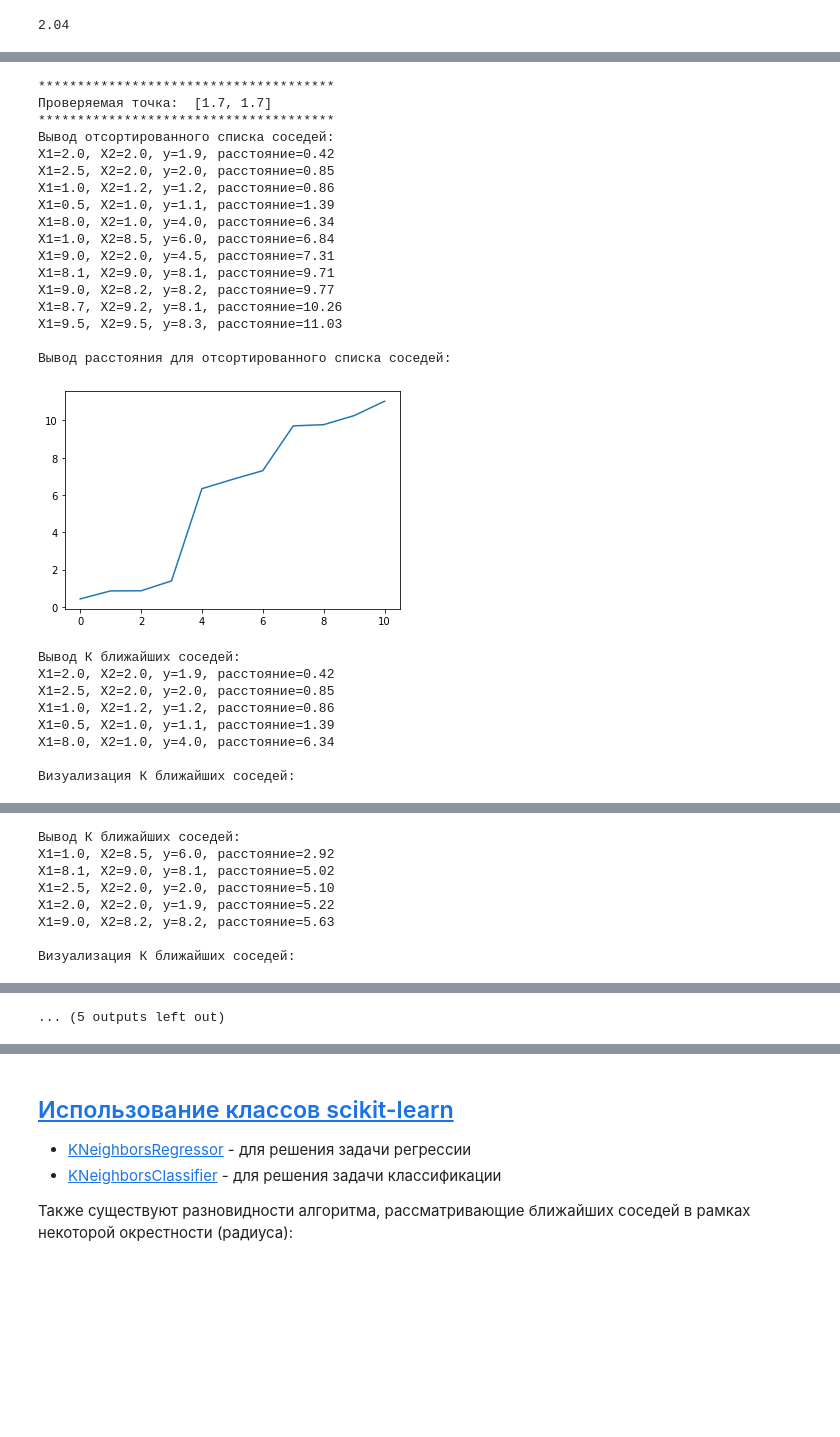
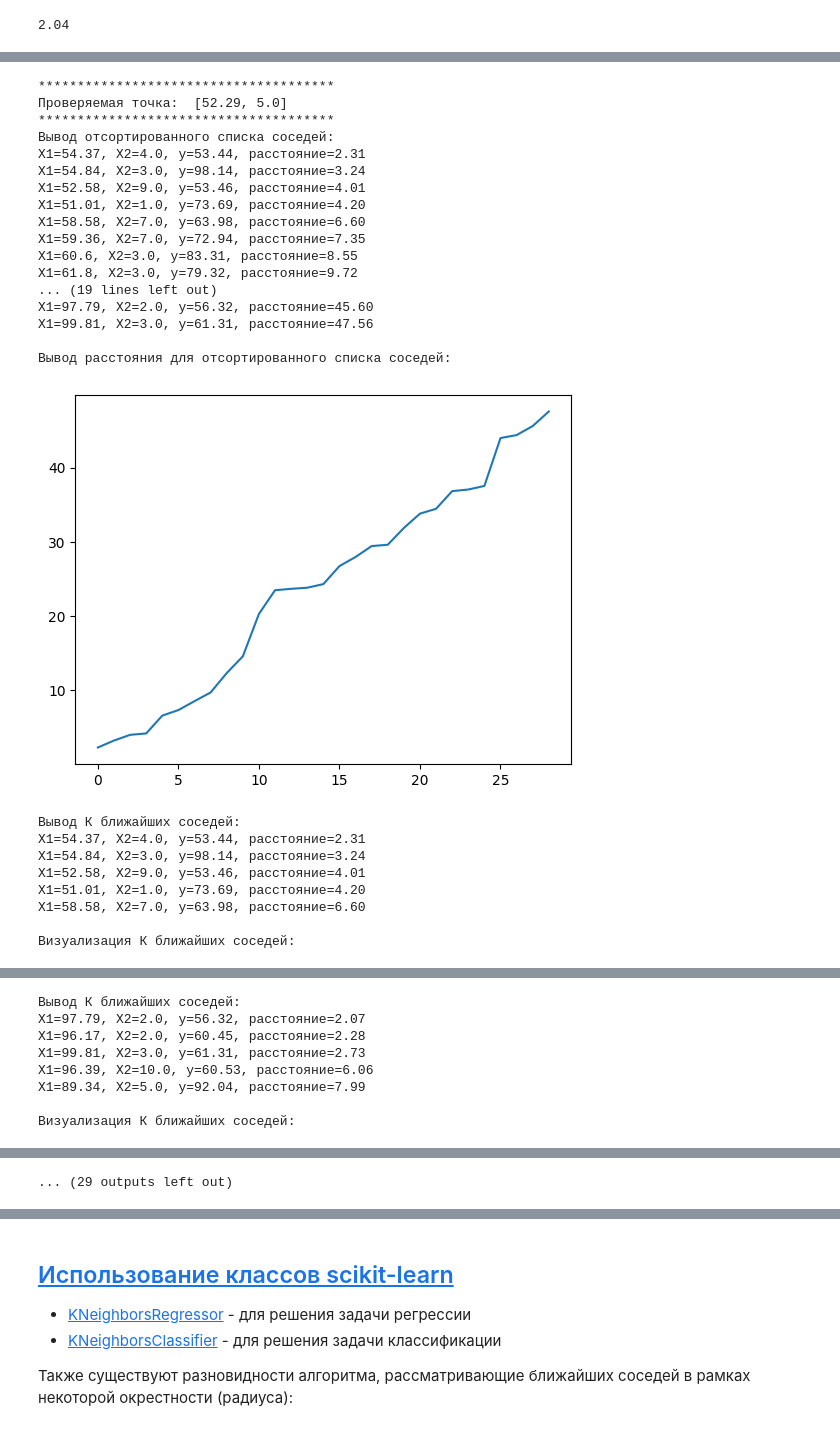
Before and after one commit to BorisLarkin/ML-BMSTU-2025, a Jupyter notebook: knn.ipynb, the cells around one changed output, grey strips where cells are left out. Drawn from its saved outputs; the diff is of its cells as text; code cells hidden in the pictures; blank space fills up the shorter version.

```diff
--- a/knn.ipynb
+++ b/knn.ipynb
@@ -207,0 +252,23 @@ data_train = pd.read_csv('data/Students_Grading_Dataset_train.csv', sep=",")
+# %%
+from sklearn.impute import SimpleImputer
+from sklearn.impute import MissingIndicator
+
+# Фильтр для проверки заполнения пустых значений
+indicator = MissingIndicator()
+mask_missing_values_only = indicator.fit_transform(data_train)
+# %%
+strategies=['mean', 'median', 'most_frequent']
+
+# Более сложная функция, которая позволяет задавать колонку и вид импьютации
+def test_num_impute_col(dataset, column, strategy_param):
+    temp_data = dataset[[column]]
+
+    indicator = MissingIndicator()
+    mask_missing_values_only = indicator.fit_transform(temp_data)
+
+    imp_num = SimpleImputer(strategy=strategy_param)
+    data_num_imp = imp_num.fit_transform(temp_data)
+
+    return data_num_imp
+# %%
+data_train['Attendance (%)'] = test_num_impute_col(data_train, 'Attendance (%)', strategies[0])
@@ -321,7 +418,7 @@ https://matplotlib.org/api/_as_gen/matplotlib.pyplot.plot.html
 simple_knn_regr = SimpleKNN()
 # %%
 # вызываем метод обучения
-simple_knn_regr.fit(data_train[['x1','x2']], data_train['y'])
+simple_knn_regr.fit(data_train[['Attendance (%)','Stress_Level (1-10)']], data_train['Final_Score'])
 # %%
 # параметры метода
 # матрица объект-признак
@@ -493,33 +611,33 @@ X1=8.0, X2=1.0, y=B, расстояние=6.34
 # %%
 # Для всех объектов тестовой выборки (регрессия)
 simple_knn_regr_prediction = simple_knn_regr.predict(K=5, \
                           prediction_type=PredictionType.REGRESSION, \
-                          X_test=data_test[['x1','x2']])
+                          X_test=data_test[['Attendance (%)','Stress_Level (1-10)']])
 simple_knn_regr_prediction
 # %% [output]
 **************************************
-Проверяемая точка:  [1.7, 1.7]
+Проверяемая точка:  [52.29, 5.0]
 **************************************
 Вывод отсортированного списка соседей:
-X1=2.0, X2=2.0, y=1.9, расстояние=0.42
-X1=2.5, X2=2.0, y=2.0, расстояние=0.85
-X1=1.0, X2=1.2, y=1.2, расстояние=0.86
-X1=0.5, X2=1.0, y=1.1, расстояние=1.39
-X1=8.0, X2=1.0, y=4.0, расстояние=6.34
-X1=1.0, X2=8.5, y=6.0, расстояние=6.84
-X1=9.0, X2=2.0, y=4.5, расстояние=7.31
-X1=8.1, X2=9.0, y=8.1, расстояние=9.71
-X1=9.0, X2=8.2, y=8.2, расстояние=9.77
-X1=8.7, X2=9.2, y=8.1, расстояние=10.26
-X1=9.5, X2=9.5, y=8.3, расстояние=11.03
+X1=54.37, X2=4.0, y=53.44, расстояние=2.31
+X1=54.84, X2=3.0, y=98.14, расстояние=3.24
+X1=52.58, X2=9.0, y=53.46, расстояние=4.01
+X1=51.01, X2=1.0, y=73.69, расстояние=4.20
+X1=58.58, X2=7.0, y=63.98, расстояние=6.60
+X1=59.36, X2=7.0, y=72.94, расстояние=7.35
+X1=60.6, X2=3.0, y=83.31, расстояние=8.55
+X1=61.8, X2=3.0, y=79.32, расстояние=9.72
+... (19 lines left out)
+X1=97.79, X2=2.0, y=56.32, расстояние=45.60
+X1=99.81, X2=3.0, y=61.31, расстояние=47.56
 
 Вывод расстояния для отсортированного списка соседей:
-[figure, old version]
+[figure, new version]
 Вывод К ближайших соседей:
-X1=2.0, X2=2.0, y=1.9, расстояние=0.42
-X1=2.5, X2=2.0, y=2.0, расстояние=0.85
-X1=1.0, X2=1.2, y=1.2, расстояние=0.86
-X1=0.5, X2=1.0, y=1.1, расстояние=1.39
-X1=8.0, X2=1.0, y=4.0, расстояние=6.34
+X1=54.37, X2=4.0, y=53.44, расстояние=2.31
+X1=54.84, X2=3.0, y=98.14, расстояние=3.24
+X1=52.58, X2=9.0, y=53.46, расстояние=4.01
+X1=51.01, X2=1.0, y=73.69, расстояние=4.20
+X1=58.58, X2=7.0, y=63.98, расстояние=6.60
 
 Визуализация К ближайших соседей:
@@ -545,8 +663,8 @@ X1=8.0, X2=1.0, y=4.0, расстояние=7.50
 Вывод К ближайших соседей:
-X1=1.0, X2=8.5, y=6.0, расстояние=2.92
-X1=8.1, X2=9.0, y=8.1, расстояние=5.02
-X1=2.5, X2=2.0, y=2.0, расстояние=5.10
-X1=2.0, X2=2.0, y=1.9, расстояние=5.22
-X1=9.0, X2=8.2, y=8.2, расстояние=5.63
+X1=97.79, X2=2.0, y=56.32, расстояние=2.07
+X1=96.17, X2=2.0, y=60.45, расстояние=2.28
+X1=99.81, X2=3.0, y=61.31, расстояние=2.73
+X1=96.39, X2=10.0, y=60.53, расстояние=6.06
+X1=89.34, X2=5.0, y=92.04, расстояние=7.99
 
 Визуализация К ближайших соседей:
@@ -581,4 +699,4 @@ X1=9.0, X2=8.2, y=8.2, расстояние=6.72
-... (5 outputs left out)
+... (29 outputs left out)
 # %%
 # Для всех объектов тестовой выборки (классификация)
 simple_knn_clas_prediction = simple_knn_clas.predict(K=3, \
```
Also changed, not shown: parts of 22 cells of this notebook, 2 other files.
